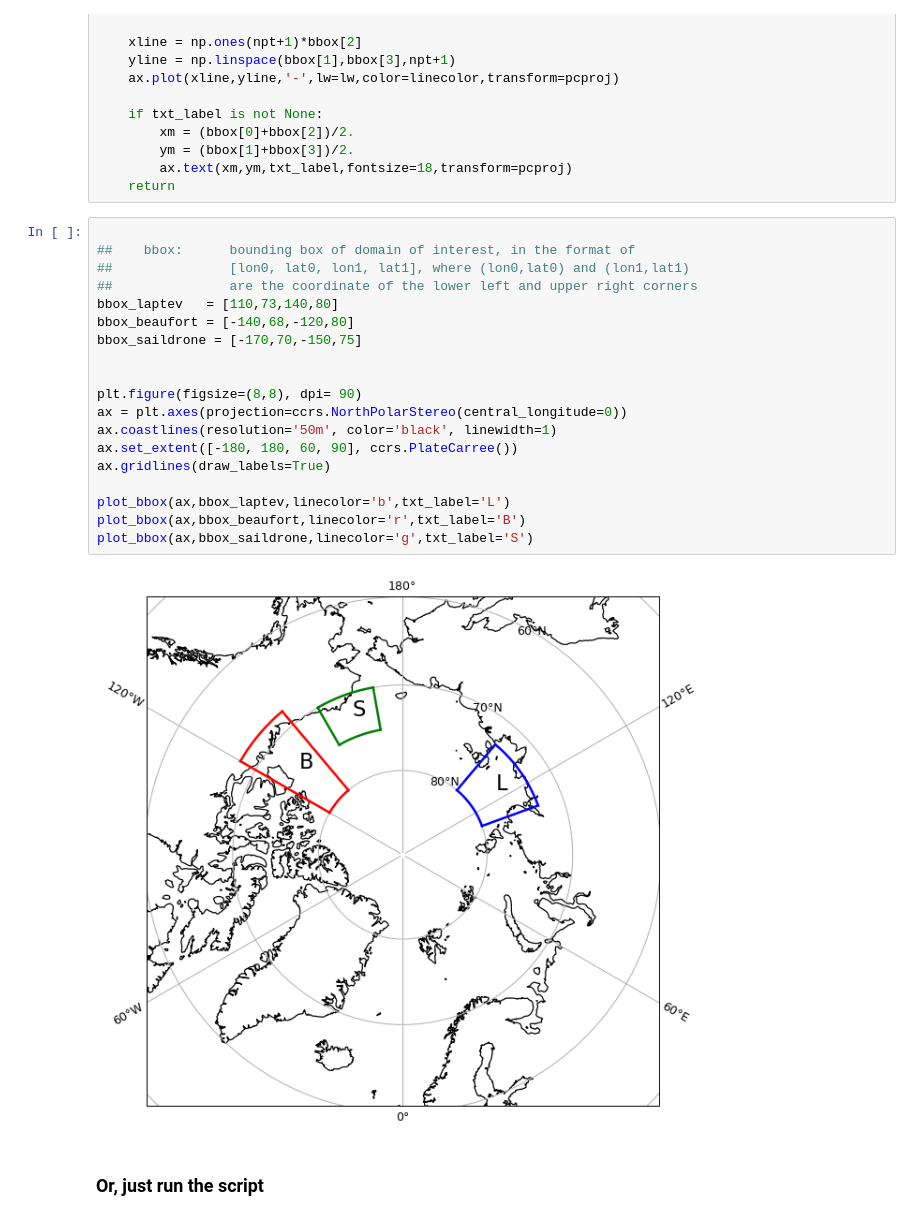
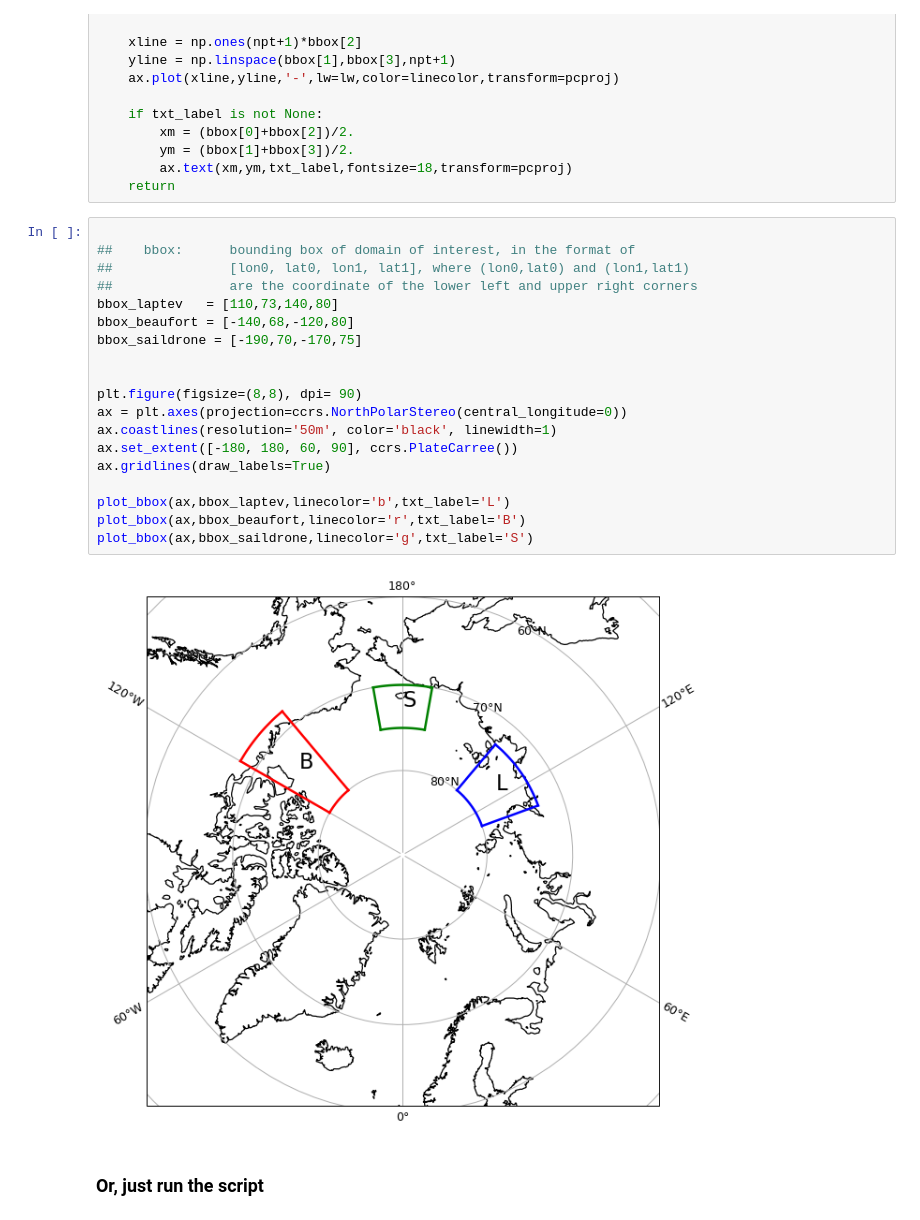
Before and after one commit to ICESAT-2HackWeek/overcast, a Jupyter notebook: notebooks/roi.ipynb, the cells around one changed output. Saved outputs shown, nothing was run; the diff lists cells and outputs as text.

```diff
--- a/notebooks/roi.ipynb
+++ b/notebooks/roi.ipynb
@@ -44,24 +44,24 @@ def plot_bbox(ax,bbox,linecolor='b',txt_label=None,npt=100,lw=2):
 # %%
 
 ##    bbox:      bounding box of domain of interest, in the format of
 ##               [lon0, lat0, lon1, lat1], where (lon0,lat0) and (lon1,lat1)
 ##               are the coordinate of the lower left and upper right corners
 bbox_laptev   = [110,73,140,80]
 bbox_beaufort = [-140,68,-120,80]
-bbox_saildrone = [-170,70,-150,75]
+bbox_saildrone = [-190,70,-170,75]
 
 
 plt.figure(figsize=(8,8), dpi= 90)
 ax = plt.axes(projection=ccrs.NorthPolarStereo(central_longitude=0))
 ax.coastlines(resolution='50m', color='black', linewidth=1)
 ax.set_extent([-180, 180, 60, 90], ccrs.PlateCarree())
 ax.gridlines(draw_labels=True)
 
 plot_bbox(ax,bbox_laptev,linecolor='b',txt_label='L')
 plot_bbox(ax,bbox_beaufort,linecolor='r',txt_label='B')
 plot_bbox(ax,bbox_saildrone,linecolor='g',txt_label='S')
 # %% [output]
-[figure, old version]
+[figure, new version]
 # %% [markdown]
 ### Or, just run the script
 # %%
```
